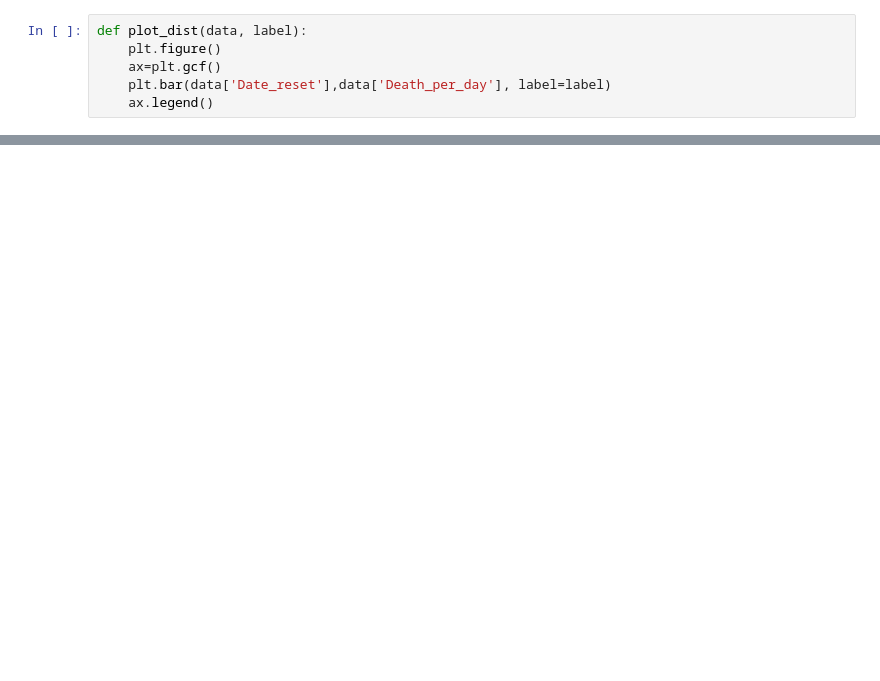
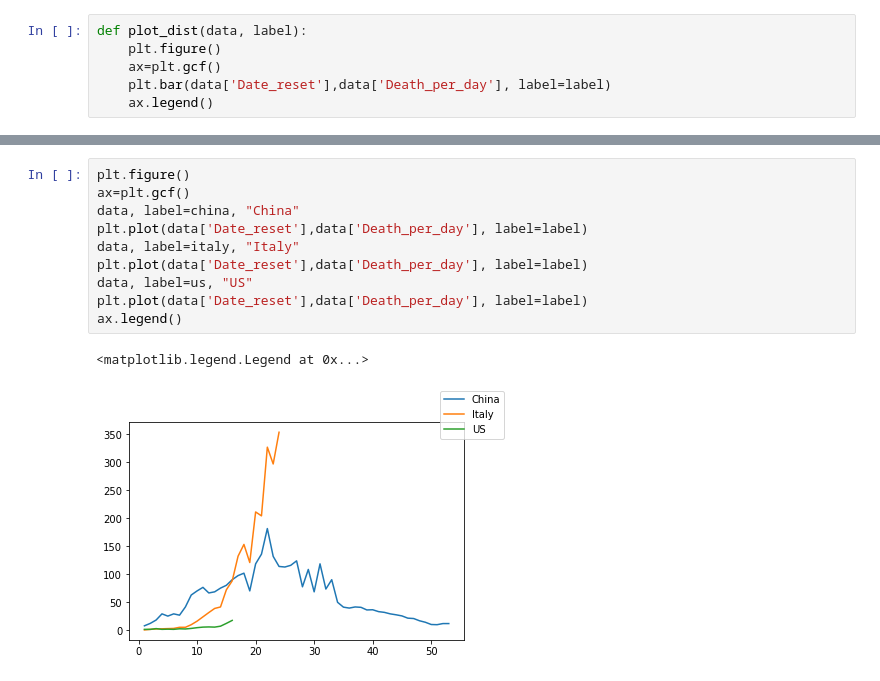
Before and after one commit to ashaazami/COVID-19, a Jupyter notebook: analysis/Aggregating_all_files_into_single_file.ipynb, the cells around one changed output, grey strips where cells are left out. Drawn from its saved outputs; the diff is of its cells as text; blank space fills up the shorter version.

```diff
--- a/analysis/Aggregating_all_files_into_single_file.ipynb
+++ b/analysis/Aggregating_all_files_into_single_file.ipynb
@@ -82,0 +113,13 @@ plot_dist(china[:47], "China")
+# %%
+plt.figure()
+ax=plt.gcf()
+data, label=china, "China"
+plt.plot(data['Date_reset'],data['Death_per_day'], label=label)
+data, label=italy, "Italy"
+plt.plot(data['Date_reset'],data['Death_per_day'], label=label)
+data, label=us, "US"
+plt.plot(data['Date_reset'],data['Death_per_day'], label=label)
+ax.legend()
+# %% [output]
+<matplotlib.legend.Legend at 0x...>
+[figure, added]
```
Also changed, not shown: parts of 5 cells of this notebook.
